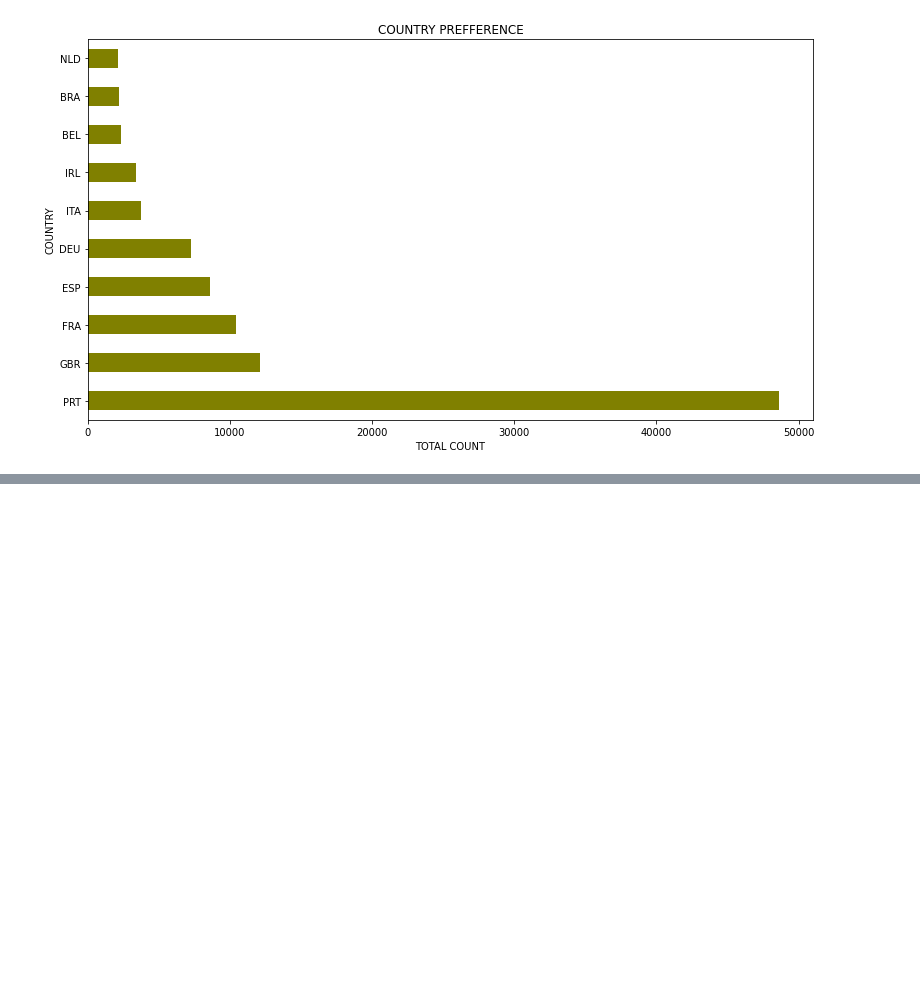
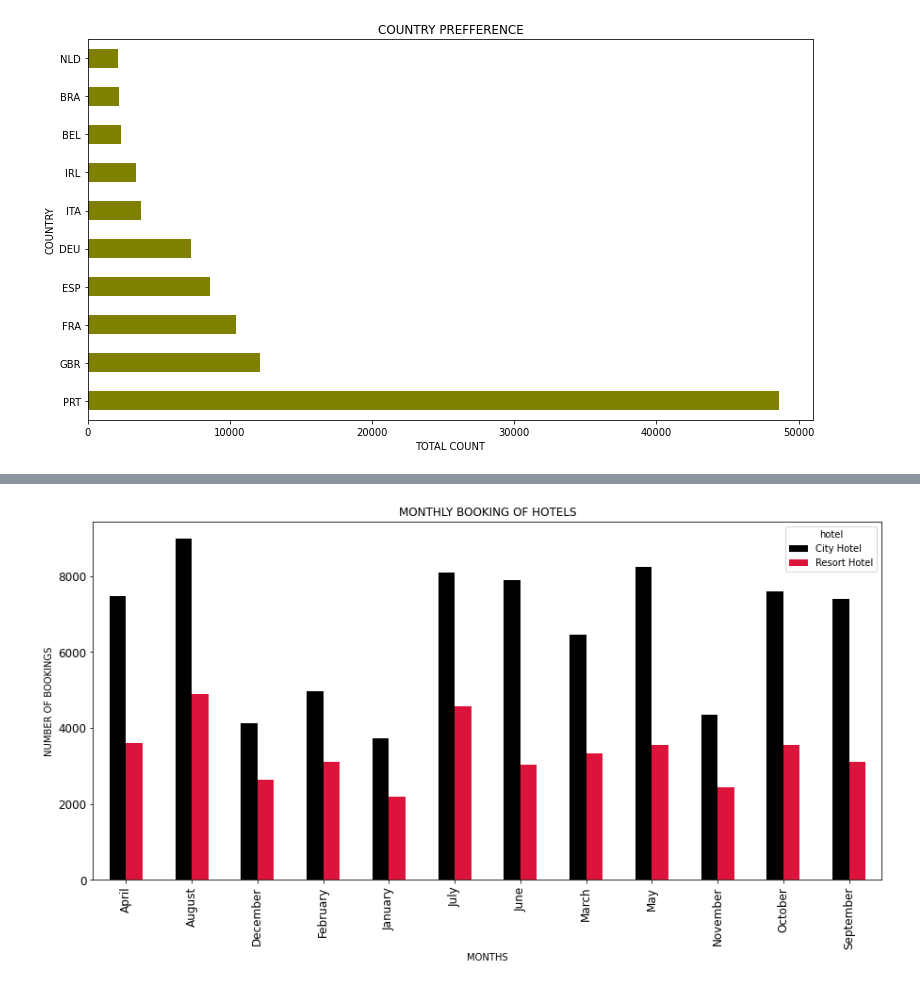
Before and after one commit to Arka1212/Hotel-Booking-Analysis, a Jupyter notebook: Hotel_Booking_Analysis_Capstone_Project.ipynb, the cells around one changed output, grey strips where cells are left out. Saved outputs shown, nothing was run; the diff lists cells and outputs as text; code cells hidden in the pictures; blank space fills up the shorter version.

```diff
--- a/Hotel_Booking_Analysis_Capstone_Project.ipynb
+++ b/Hotel_Booking_Analysis_Capstone_Project.ipynb
@@ -350,0 +349,4 @@ plt.show()
+# %%
+# Monthly booking of hotels.
+monthly_hotel_booked = new_hotel_df.groupby(['arrival_date_month','hotel'])['hotel'].count().unstack()
+monthly_hotel_booked
@@ -350,0 +368,11 @@ plt.show()
+# %%
+# Plotting the data to make it more easy to understand.
+monthly_hotel_booked.plot(kind='bar',color=['black','crimson'],fontsize =12,figsize=(15,7))
+plt.title('MONTHLY BOOKING OF HOTELS')
+plt.ylabel('NUMBER OF BOOKINGS')
+plt.xlabel('MONTHS')
+plt.show()
+
+# Via this visualisation we can clearly observe that 'City Hotel' is booked more than the 'Resort Hotel' in each and every month.
+# %% [output]
+[figure, added]
```
Also changed, not shown: parts of 11 cells of this notebook.
